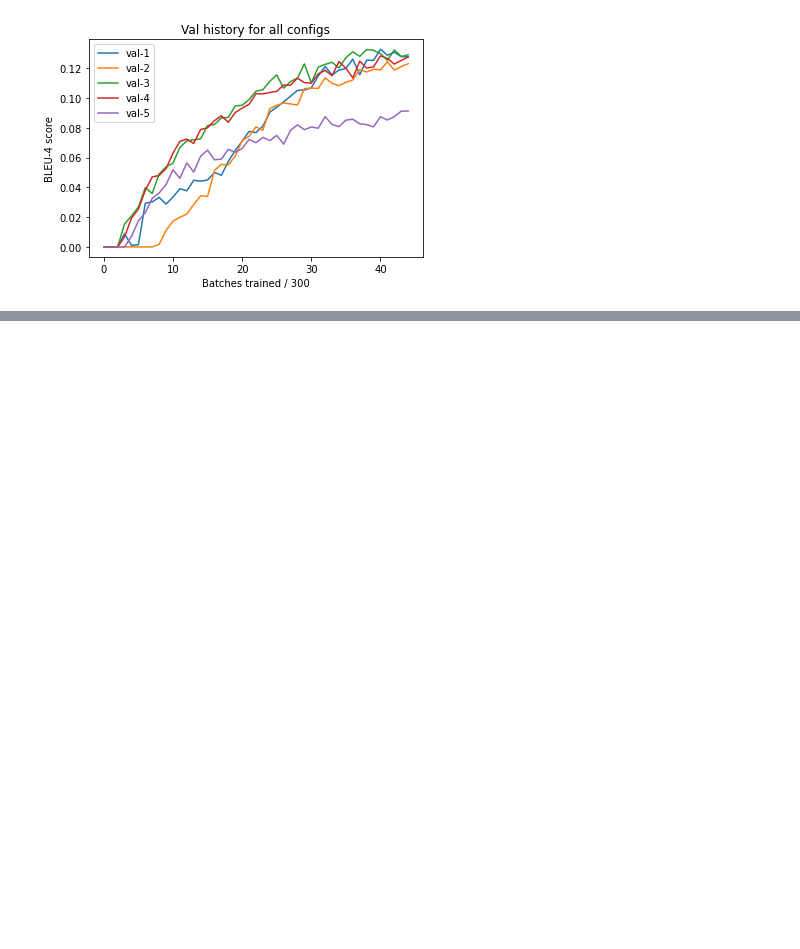
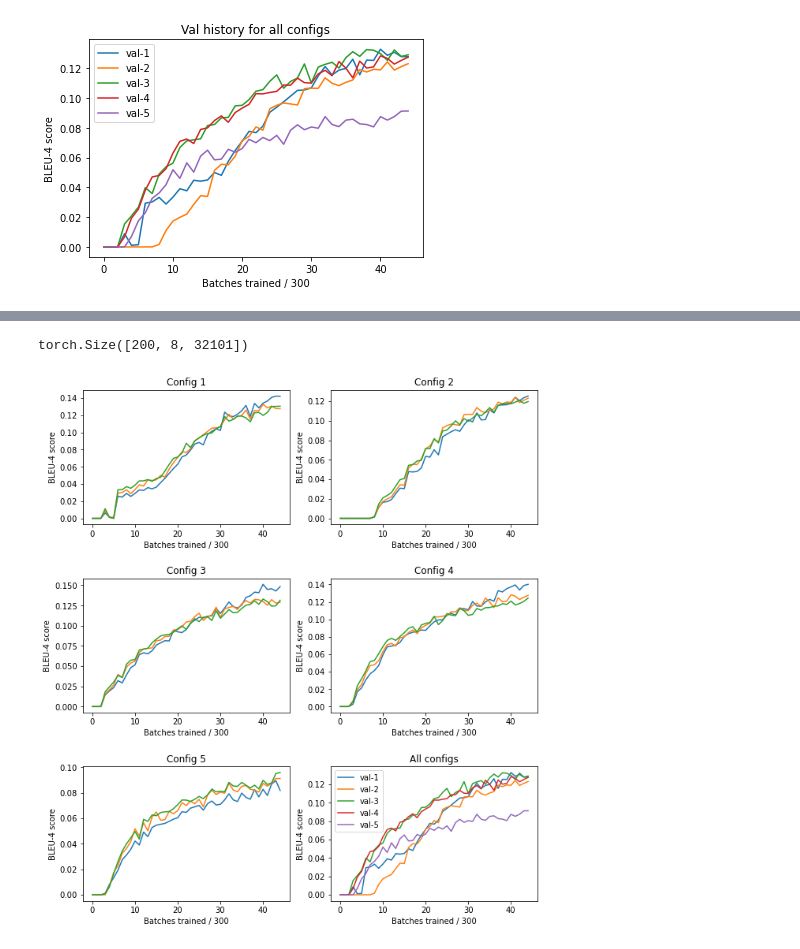
Before and after one commit to greenfish8090/Sign-Language-Translation, a Jupyter notebook: T5-video-transformer.ipynb, the cells around one changed output, grey strips where cells are left out. Cells and saved outputs as stored; diff of their text form; code cells hidden in the pictures; blank space fills up the shorter version.

Commit message:
Updated plots

```diff
--- a/T5-video-transformer.ipynb
+++ b/T5-video-transformer.ipynb
@@ -506,0 +578,69 @@ plt.legend()
+# %%
+gloss_probs.shape
+# %% [output]
+torch.Size([200, 8, 32101])
+# %%
+fig, axs = plt.subplots(3, 2)
+config = 1
+plot_bleus['train'][config] = [all_histories[config-1]['train_bleu_history'][key]['bleu'] for key in sorted(all_histories[config-1]['train_bleu_history'].keys(), key=cmp_to_key(compare))]
+plot_bleus['val'][config] = [all_histories[config-1]['val_bleu_history'][key]['bleu'] for key in sorted(all_histories[config-1]['val_bleu_history'].keys(), key=cmp_to_key(compare))]
+plot_bleus['test'][config] = [all_histories[config-1]['test_bleu_history'][key]['bleu'] for key in sorted(all_histories[config-1]['test_bleu_history'].keys(), key=cmp_to_key(compare))]
+axs[0, 0].plot(plot_bleus['train'][config], label='train')
+axs[0, 0].plot(plot_bleus['val'][config], label='val')
+axs[0, 0].plot(plot_bleus['test'][config], label='test')
+axs[0, 0].set(xlabel='Batches trained / 300', ylabel='BLEU-4 score', title='Config 1')
+
+config = 2
+plot_bleus['train'][config] = [all_histories[config-1]['train_bleu_history'][key]['bleu'] for key in sorted(all_histories[config-1]['train_bleu_history'].keys(), key=cmp_to_key(compare))]
+plot_bleus['val'][config] = [all_histories[config-1]['val_bleu_history'][key]['bleu'] for key in sorted(all_histories[config-1]['val_bleu_history'].keys(), key=cmp_to_key(compare))]
+plot_bleus['test'][config] = [all_histories[config-1]['test_bleu_history'][key]['bleu'] for key in sorted(all_histories[config-1]['test_bleu_history'].keys(), key=cmp_to_key(compare))]
+axs[0, 1].plot(plot_bleus['train'][config], label='train')
+axs[0, 1].plot(plot_bleus['val'][config], label='val')
+axs[0, 1].plot(plot_bleus['test'][config], label='test')
+axs[0, 1].set(xlabel='Batches trained / 300', ylabel='BLEU-4 score', title='Config 2')
+
+config = 3
+plot_bleus['train'][config] = [all_histories[config-1]['train_bleu_history'][key]['bleu'] for key in sorted(all_histories[config-1]['train_bleu_history'].keys(), key=cmp_to_key(compare))]
+plot_bleus['val'][config] = [all_histories[config-1]['val_bleu_history'][key]['bleu'] for key in sorted(all_histories[config-1]['val_bleu_history'].keys(), key=cmp_to_key(compare))]
+plot_bleus['test'][config] = [all_histories[config-1]['test_bleu_history'][key]['bleu'] for key in sorted(all_histories[config-1]['test_bleu_history'].keys(), key=cmp_to_key(compare))]
+axs[1, 0].plot(plot_bleus['train'][config], label='train')
+axs[1, 0].plot(plot_bleus['val'][config], label='val')
+axs[1, 0].plot(plot_bleus['test'][config], label='test')
+axs[1, 0].set(xlabel='Batches trained / 300', ylabel='BLEU-4 score', title='Config 3')
+
+config = 4
+train_4_bleus = [bleu['bleu'] for bleu in histories_4['train_bleu'].values()]
+val_4_bleus = [bleu['bleu'] for bleu in histories_4['val_bleu'].values()]
+test_4_bleus = [bleu['bleu'] for bleu in histories_4['test_bleu'].values()]
+axs[1, 1].plot(train_4_bleus, label='train')
+axs[1, 1].plot(val_4_bleus, label='val')
+axs[1, 1].plot(test_4_bleus, label='test')
+axs[1, 1].set(xlabel='Batches trained / 300', ylabel='BLEU-4 score', title='Config 4')
+
+config = 5
+train_5_bleus = [bleu['bleu'] for bleu in histories_5['train_bleu'].values()]
+val_5_bleus = [bleu['bleu'] for bleu in histories_5['val_bleu'].values()]
+test_5_bleus = [bleu['bleu'] for bleu in histories_5['test_bleu'].values()]
+axs[2, 0].plot(train_5_bleus, label='train')
+axs[2, 0].plot(val_5_bleus, label='val')
+axs[2, 0].plot(test_5_bleus, label='test')
+axs[2, 0].set(xlabel='Batches trained / 300', ylabel='BLEU-4 score', title='Config 5')
+
+axs[2, 1].plot(plot_bleus['val'][1], label='val-1')
+axs[2, 1].plot(plot_bleus['val'][2], label='val-2')
+axs[2, 1].plot(plot_bleus['val'][3], label='val-3')
+axs[2, 1].plot(val_4_bleus, label='val-4')
+axs[2, 1].plot(val_5_bleus, label='val-5')
+axs[2, 1].set(xlabel='Batches trained / 300', ylabel='BLEU-4 score', title='All configs')
+axs[2, 1].legend()
+
+plt.subplots_adjust(left=0.1,
+                    bottom=0.1,
+                    right=0.9,
+                    top=1,
+                    wspace=0.2,
+                    hspace=0.4)
+fig.set_figheight(10)
+fig.set_figwidth(10)
+# %% [output]
+[figure, added]
```
Also changed, not shown: parts of 9 cells of this notebook, 1 other file.
